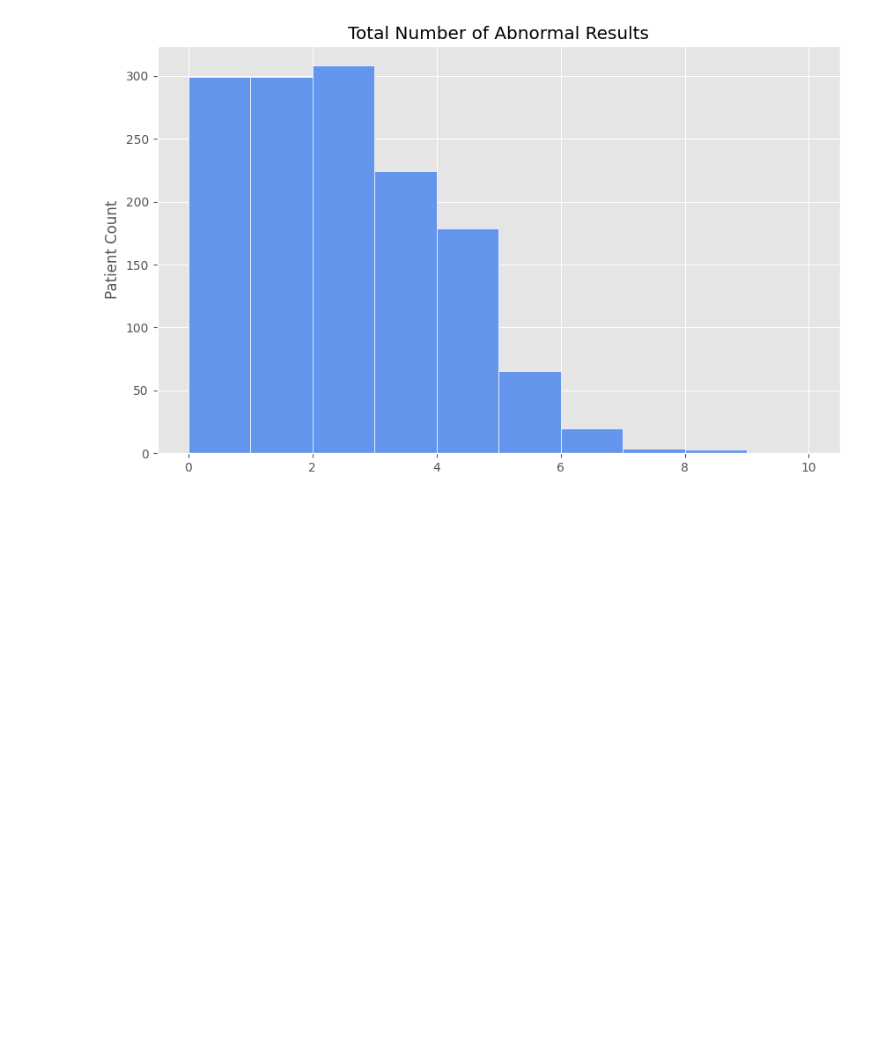
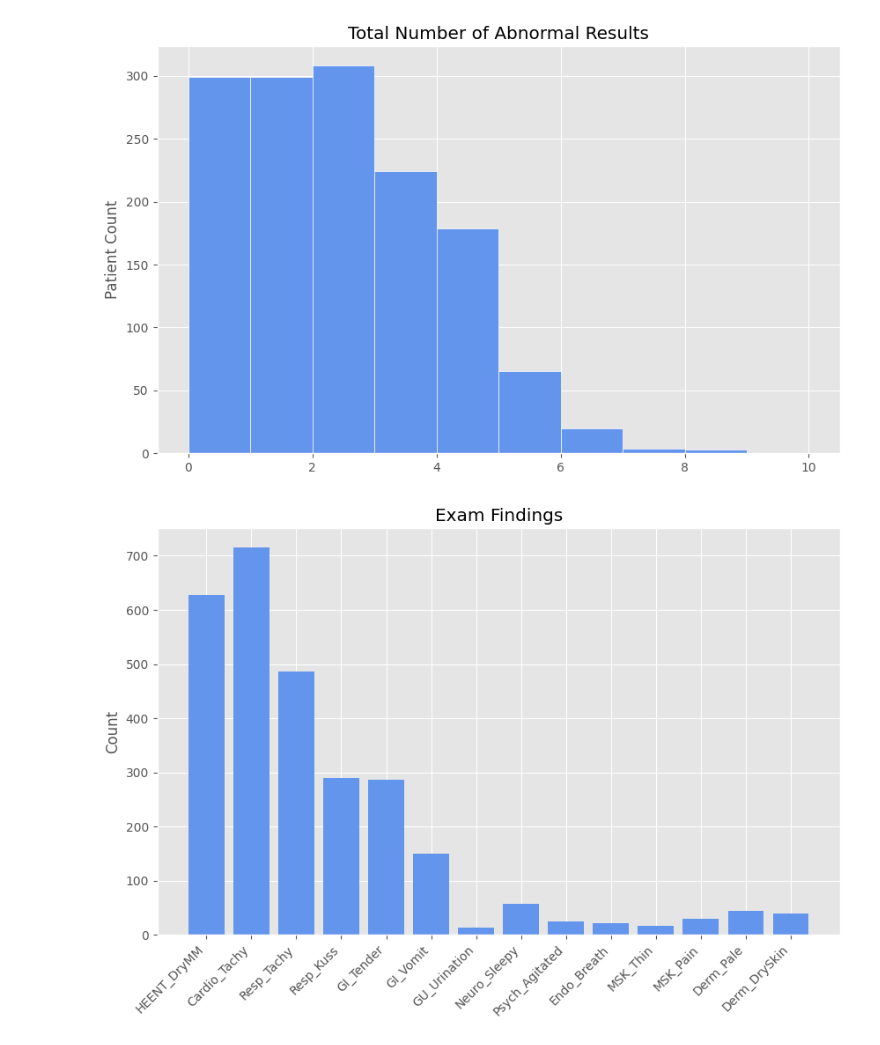
Before and after one commit to andrea-stofko/bmi-data-science-project, a Jupyter notebook: PE - DKA BMI.ipynb, the cells around one changed output. Cells and saved outputs as stored; diff of their text form; code cells hidden in the pictures; blank space fills up the shorter version.

```diff
--- a/PE - DKA BMI.ipynb
+++ b/PE - DKA BMI.ipynb
@@ -567,3 +603,19 @@ plt.show()
 # %% [output]
 <Figure size 1000x600 with 0 Axes>
 [figure]
+# %%
+#subset dataframe for just race columns
+exam_counts = df_pe_imaging[['HEENT_DryMM', 'Cardio_Tachy', 'Resp_Tachy','Resp_Kuss', 'GI_Tender',
+'GI_Vomit', 'GU_Urination', 'Neuro_Sleepy','Psych_Agitated', 'Endo_Breath', 'MSK_Thin', 'MSK_Pain', 'Derm_Pale','Derm_DrySkin']].sum()
+
+fig, ax = plt.subplots(figsize = (10,6))
+ax.bar(exam_counts.index, exam_counts.values,
+                color = 'cornflowerblue')
+
+ax.set_title("Exam Findings")
+ax.set_ylabel("Count")
+plt.xticks(rotation = 45, ha = 'right')
+
+plt.show()
+# %% [output]
+[figure, added]
```
Also changed, not shown: parts of 2 cells of this notebook.
